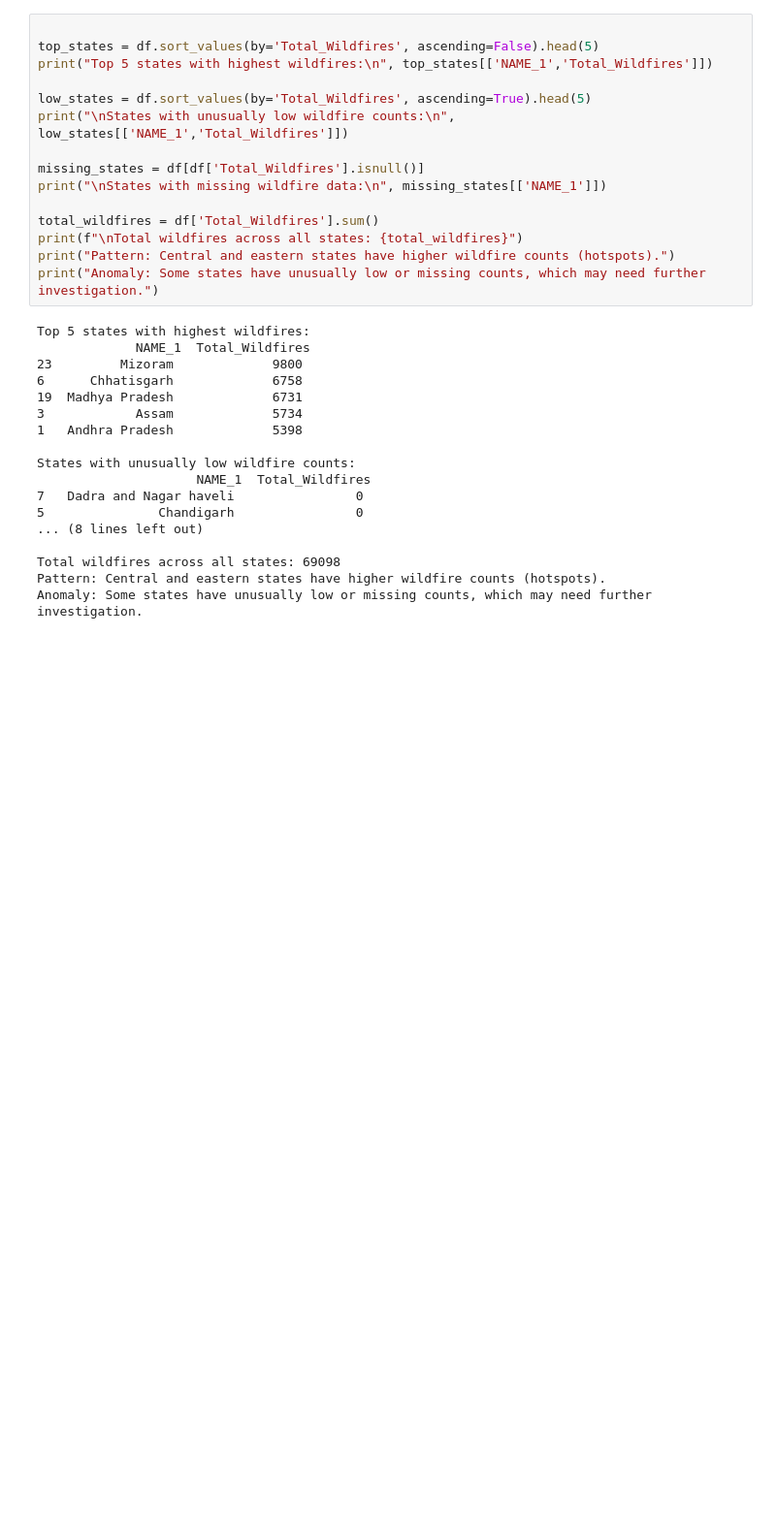
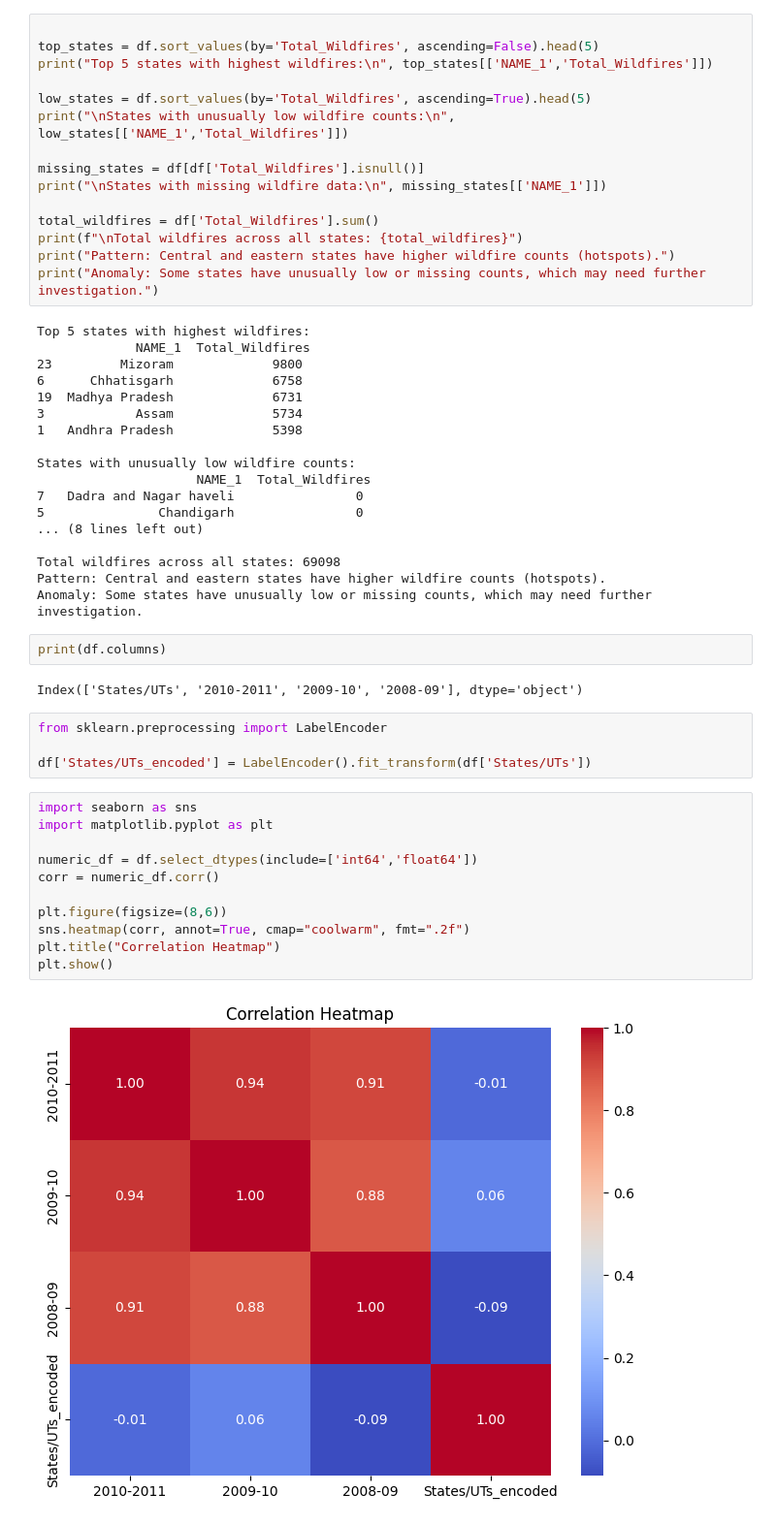
Before and after one commit to umamkhan124/wildfire_Forestfire, a Jupyter notebook: Umam_India_Widfire_Dataset_Exploration.ipynb, the cells around one changed output. Shown at 97% size. Saved outputs shown, nothing was run; the diff lists cells and outputs as text; blank space fills up the shorter version.

```diff
--- a/Umam_India_Widfire_Dataset_Exploration.ipynb
+++ b/Umam_India_Widfire_Dataset_Exploration.ipynb
@@ -241,3 +241,24 @@ States with unusually low wildfire counts:
 Total wildfires across all states: 69098
 Pattern: Central and eastern states have higher wildfire counts (hotspots).
 Anomaly: Some states have unusually low or missing counts, which may need further investigation.
+# %%
+print(df.columns)
+# %% [output]
+Index(['States/UTs', '2010-2011', '2009-10', '2008-09'], dtype='object')
+# %%
+from sklearn.preprocessing import LabelEncoder
+
+df['States/UTs_encoded'] = LabelEncoder().fit_transform(df['States/UTs'])
+# %%
+import seaborn as sns
+import matplotlib.pyplot as plt
+
+numeric_df = df.select_dtypes(include=['int64','float64'])
+corr = numeric_df.corr()
+
+plt.figure(figsize=(8,6))
+sns.heatmap(corr, annot=True, cmap="coolwarm", fmt=".2f")
+plt.title("Correlation Heatmap")
+plt.show()
+# %% [output]
+[figure, added]
```
Also changed, not shown: parts of 3 cells of this notebook.
